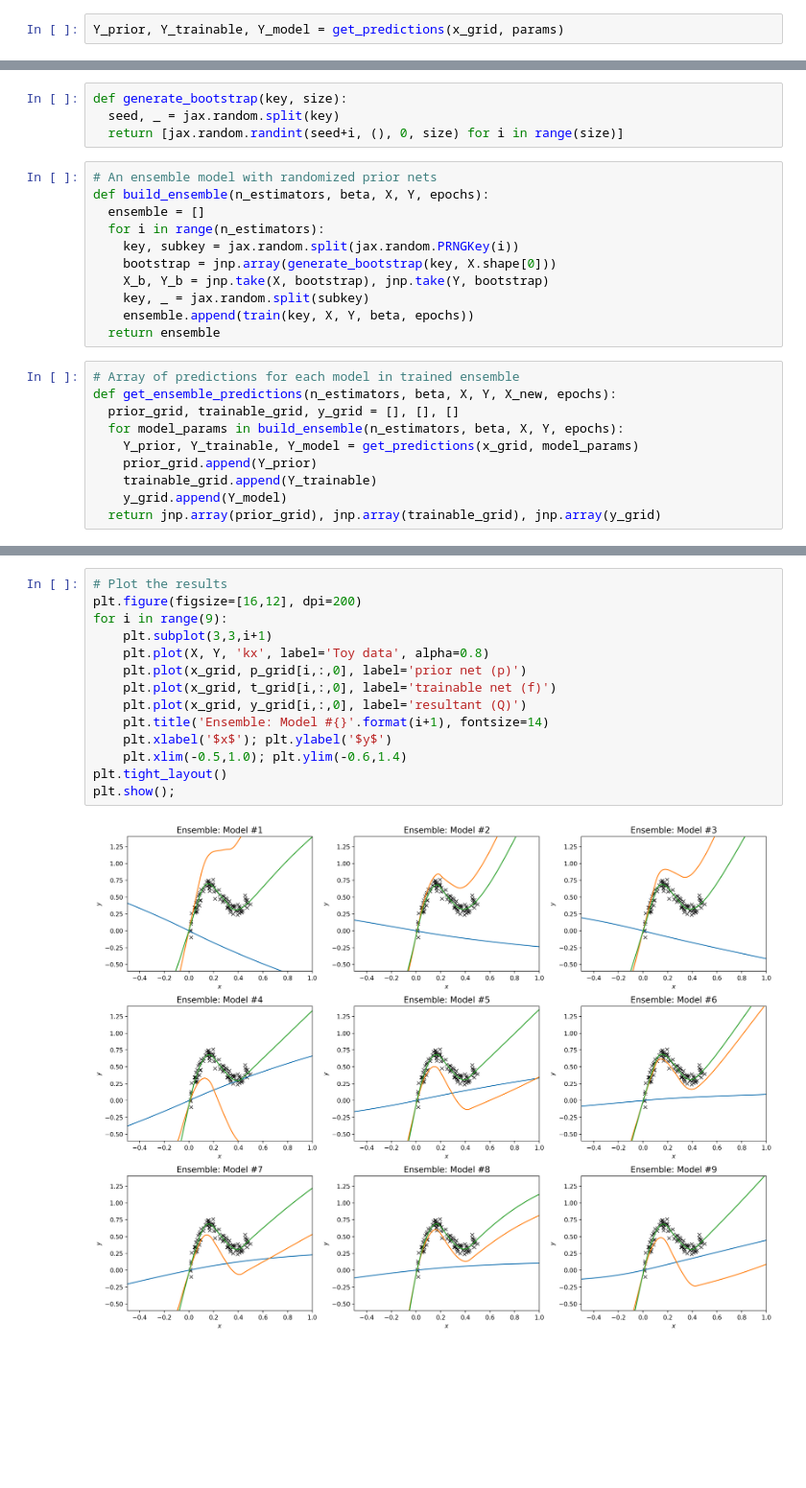
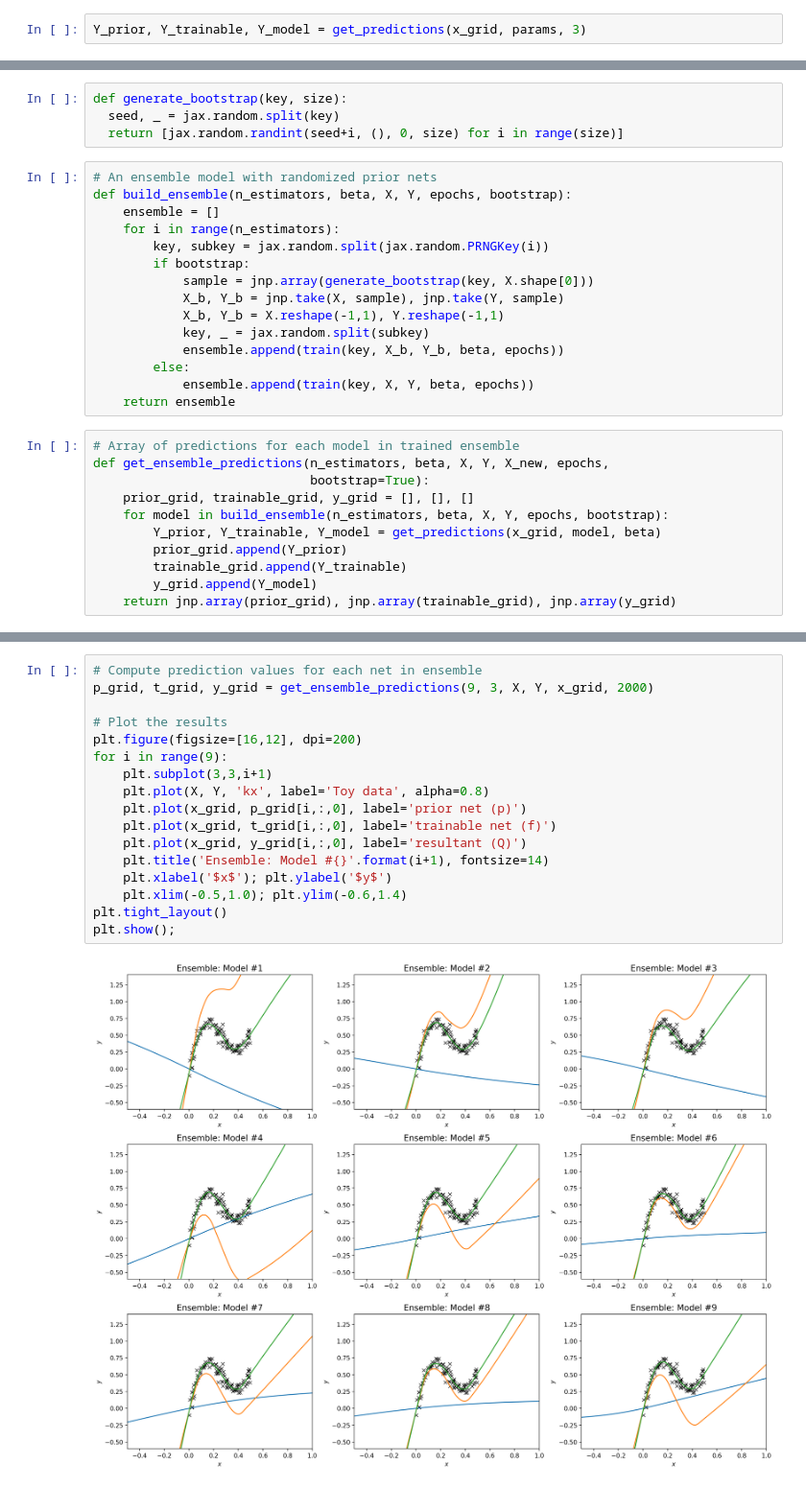
Before and after one commit to peterchang0414/randomized_priors, a Jupyter notebook: randomized_priors.ipynb, the cells around one changed output, grey strips where cells are left out. Shown at 96% size. Saved outputs shown, nothing was run; the diff lists cells and outputs as text; blank space fills up the shorter version.

```diff
--- a/randomized_priors.ipynb
+++ b/randomized_priors.ipynb
@@ -126,5 +130,5 @@ def get_predictions(X, params):
 # %%
-Y_prior, Y_trainable, Y_model = get_predictions(x_grid, params)
+Y_prior, Y_trainable, Y_model = get_predictions(x_grid, params, 3)
 # %%
 # Plot the results
 plt.figure(figsize=[12,6], dpi=200)
@@ -149,22 +153,27 @@ def generate_bootstrap(key, size):
   return [jax.random.randint(seed+i, (), 0, size) for i in range(size)]
 # %%
 # An ensemble model with randomized prior nets
-def build_ensemble(n_estimators, beta, X, Y, epochs):
-  ensemble = []
-  for i in range(n_estimators):
-    key, subkey = jax.random.split(jax.random.PRNGKey(i))
-    bootstrap = jnp.array(generate_bootstrap(key, X.shape[0]))
-    X_b, Y_b = jnp.take(X, bootstrap), jnp.take(Y, bootstrap)
-    key, _ = jax.random.split(subkey)
-    ensemble.append(train(key, X, Y, beta, epochs))
-  return ensemble
+def build_ensemble(n_estimators, beta, X, Y, epochs, bootstrap):
+    ensemble = []
+    for i in range(n_estimators):
+        key, subkey = jax.random.split(jax.random.PRNGKey(i))
+        if bootstrap:
+            sample = jnp.array(generate_bootstrap(key, X.shape[0]))
+            X_b, Y_b = jnp.take(X, sample), jnp.take(Y, sample)
+            X_b, Y_b = X.reshape(-1,1), Y.reshape(-1,1)
+            key, _ = jax.random.split(subkey)
+            ensemble.append(train(key, X_b, Y_b, beta, epochs))
+        else:
+            ensemble.append(train(key, X, Y, beta, epochs))
+    return ensemble
 # %%
 # Array of predictions for each model in trained ensemble
-def get_ensemble_predictions(n_estimators, beta, X, Y, X_new, epochs):
-  prior_grid, trainable_grid, y_grid = [], [], []
-  for model_params in build_ensemble(n_estimators, beta, X, Y, epochs):
-    Y_prior, Y_trainable, Y_model = get_predictions(x_grid, model_params)
-    prior_grid.append(Y_prior)
-    trainable_grid.append(Y_trainable)
-    y_grid.append(Y_model)
-  return jnp.array(prior_grid), jnp.array(trainable_grid), jnp.array(y_grid)
+def get_ensemble_predictions(n_estimators, beta, X, Y, X_new, epochs,
+                             bootstrap=True):
+    prior_grid, trainable_grid, y_grid = [], [], []
+    for model in build_ensemble(n_estimators, beta, X, Y, epochs, bootstrap):
+        Y_prior, Y_trainable, Y_model = get_predictions(x_grid, model, beta)
+        prior_grid.append(Y_prior)
+        trainable_grid.append(Y_trainable)
+        y_grid.append(Y_model)
+    return jnp.array(prior_grid), jnp.array(trainable_grid), jnp.array(y_grid)
@@ -173,16 +180,19 @@ p_grid, t_grid, y_grid = get_ensemble_predictions(9, 3, X, Y, x_grid, 3000)
 # %%
+# Compute prediction values for each net in ensemble
+p_grid, t_grid, y_grid = get_ensemble_predictions(9, 3, X, Y, x_grid, 2000)
+
 # Plot the results
 plt.figure(figsize=[16,12], dpi=200)
 for i in range(9):
     plt.subplot(3,3,i+1)
     plt.plot(X, Y, 'kx', label='Toy data', alpha=0.8)
     plt.plot(x_grid, p_grid[i,:,0], label='prior net (p)')
     plt.plot(x_grid, t_grid[i,:,0], label='trainable net (f)')
     plt.plot(x_grid, y_grid[i,:,0], label='resultant (Q)')
     plt.title('Ensemble: Model #{}'.format(i+1), fontsize=14)
     plt.xlabel('$x$'); plt.ylabel('$y$')
     plt.xlim(-0.5,1.0); plt.ylim(-0.6,1.4)
 plt.tight_layout()
 plt.show();
 # %% [output]
-[figure, old version]
+[figure, new version]
```
Also changed, not shown: parts of 16 cells of this notebook.
